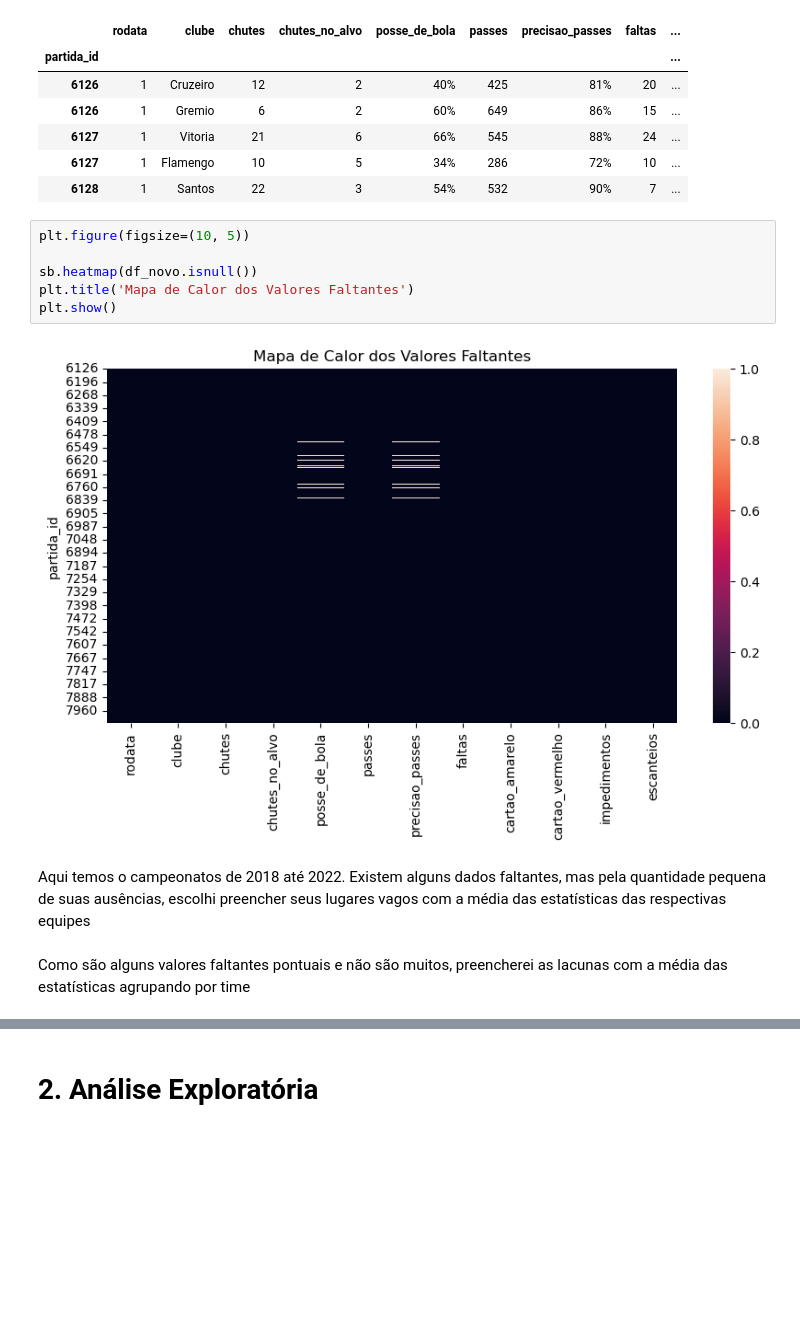
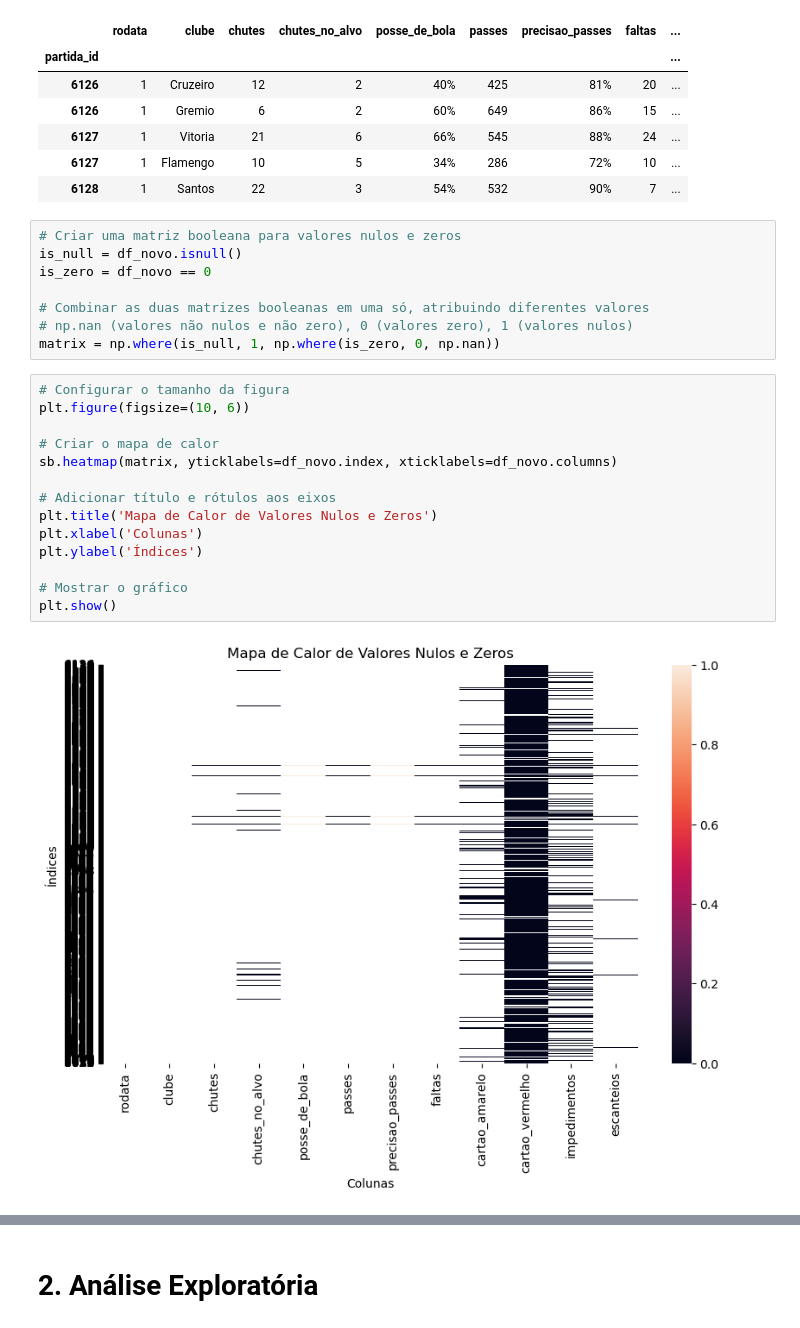
Before and after one commit to herozandn/DataScience2, a Jupyter notebook: Códigos/Baco.ipynb, the cells around one changed output, grey strips where cells are left out. Cells and saved outputs as stored; diff of their text form; blank space fills up the shorter version.

Commit message:
2.0
Tratando os dados ainda

```diff
--- a/Códigos/Baco.ipynb
+++ b/Códigos/Baco.ipynb
@@ -36,17 +37,28 @@ df_novo.head() # df de 2018 até 2022
 | 6127 | 1 | Vitoria | 21 | 6 | 66% | 545 | 88% | 24 | ... |
 | 6127 | 1 | Flamengo | 10 | 5 | 34% | 286 | 72% | 10 | ... |
 | 6128 | 1 | Santos | 22 | 3 | 54% | 532 | 90% | 7 | ... |
-# %%
-plt.figure(figsize=(10, 5))
-
-sb.heatmap(df_novo.isnull())
-plt.title('Mapa de Calor dos Valores Faltantes')
-plt.show()
-# %% [output]
-[figure, removed]
-# %% [markdown]
-Aqui temos o campeonatos de 2018 até 2022. Existem alguns dados faltantes, mas pela quantidade pequena de suas ausências,
-escolhi preencher seus lugares vagos com a média das estatísticas das respectivas equipes
-# %% [markdown]
-Como são alguns valores faltantes pontuais e não são muitos, preencherei as lacunas com a média das estatísticas agrupando por time
+# %%
+# Criar uma matriz booleana para valores nulos e zeros
+is_null = df_novo.isnull()
+is_zero = df_novo == 0
+
+# Combinar as duas matrizes booleanas em uma só, atribuindo diferentes valores
+# np.nan (valores não nulos e não zero), 0 (valores zero), 1 (valores nulos)
+matrix = np.where(is_null, 1, np.where(is_zero, 0, np.nan))
+# %%
+# Configurar o tamanho da figura
+plt.figure(figsize=(10, 6))
+
+# Criar o mapa de calor
+sb.heatmap(matrix, yticklabels=df_novo.index, xticklabels=df_novo.columns)
+
+# Adicionar título e rótulos aos eixos
+plt.title('Mapa de Calor de Valores Nulos e Zeros')
+plt.xlabel('Colunas')
+plt.ylabel('Índices')
+
+# Mostrar o gráfico
+plt.show()
+# %% [output]
+[figure, added]
 # %%
```
Also changed, not shown: parts of 10 cells of this notebook.
